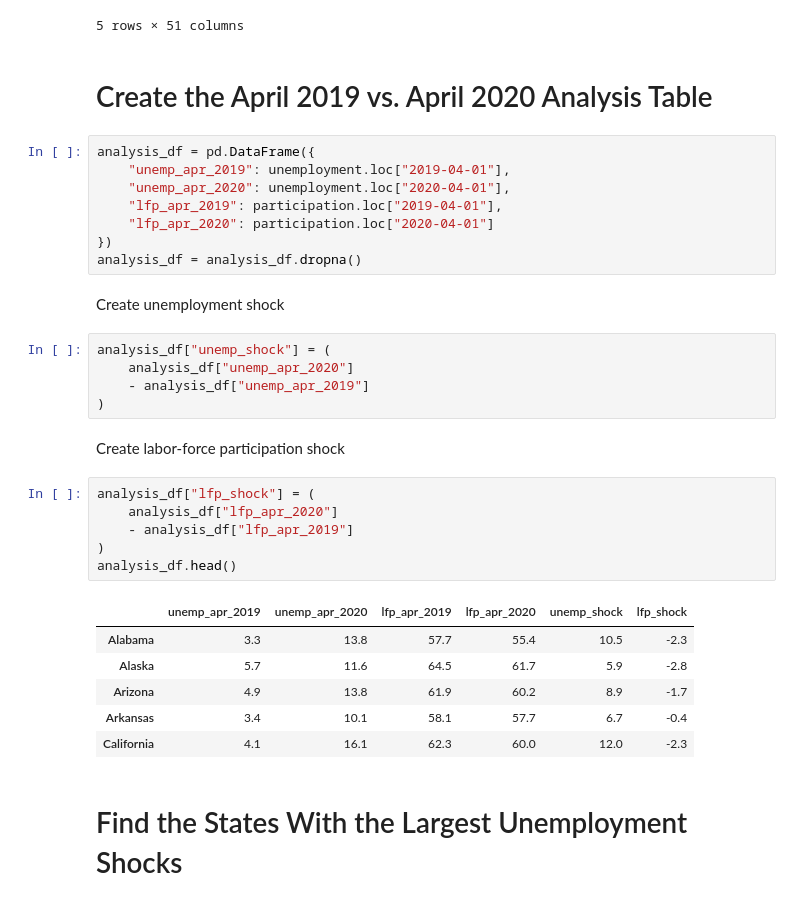
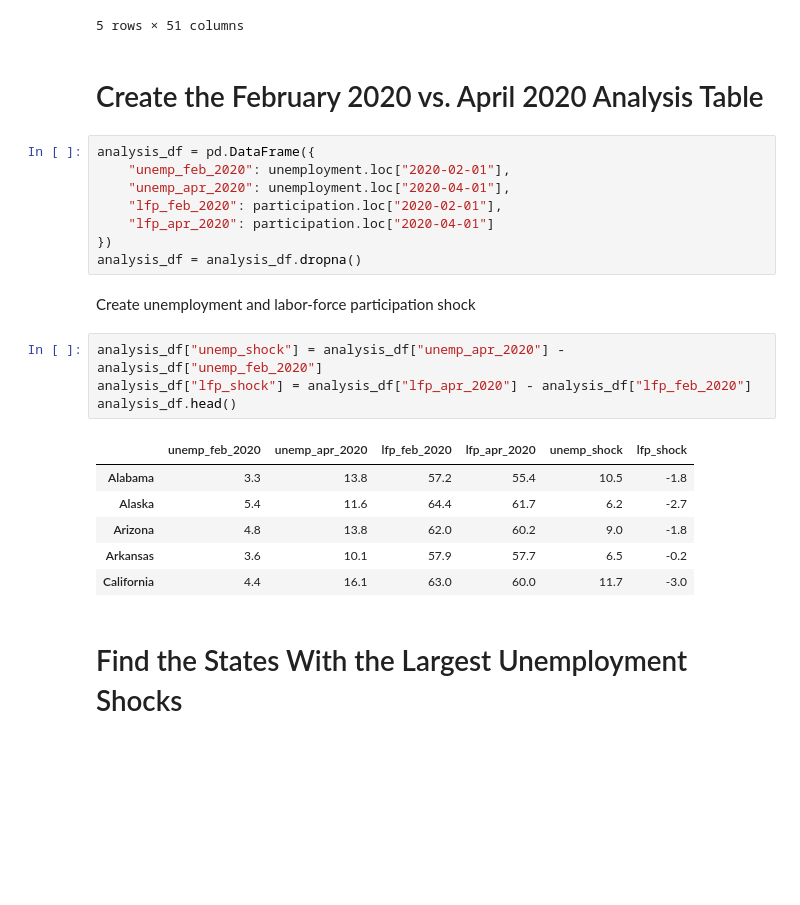
Before and after one commit to zservices14/covid-state-labor-market-analysis, a Jupyter notebook: COVID_Shock_Analysis.ipynb, the cells around one changed output. Drawn from its saved outputs; the diff is of its cells as text; blank space fills up the shorter version.

```diff
--- a/COVID_Shock_Analysis.ipynb
+++ b/COVID_Shock_Analysis.ipynb
@@ -174,37 +176,28 @@ participation.head()
 | 1976-05-01 | 56.8 | 63.6 | 56.5 | 58.5 | 62.2 | 61.7 | 61.5 | 55.3 | 63.6 | ... |
 5 rows × 51 columns
 # %% [markdown]
-# Create the April 2019 vs. April 2020 Analysis Table
+# Create the February 2020 vs. April 2020 Analysis Table
 # %%
 analysis_df = pd.DataFrame({
-    "unemp_apr_2019": unemployment.loc["2019-04-01"],
+    "unemp_feb_2020": unemployment.loc["2020-02-01"],
     "unemp_apr_2020": unemployment.loc["2020-04-01"],
-    "lfp_apr_2019": participation.loc["2019-04-01"],
+    "lfp_feb_2020": participation.loc["2020-02-01"],
     "lfp_apr_2020": participation.loc["2020-04-01"]
 })
 analysis_df = analysis_df.dropna()
 # %% [markdown]
-Create unemployment shock
+Create unemployment and labor-force participation shock
 # %%
-analysis_df["unemp_shock"] = (
-    analysis_df["unemp_apr_2020"]
-    - analysis_df["unemp_apr_2019"]
-)
+analysis_df["unemp_shock"] = analysis_df["unemp_apr_2020"] - analysis_df["unemp_feb_2020"]
+analysis_df["lfp_shock"] = analysis_df["lfp_apr_2020"] - analysis_df["lfp_feb_2020"]
+analysis_df.head()
+# %% [output]
+|  | unemp_feb_2020 | unemp_apr_2020 | lfp_feb_2020 | lfp_apr_2020 | unemp_shock | lfp_shock |
+| Alabama | 3.3 | 13.8 | 57.2 | 55.4 | 10.5 | -1.8 |
+| Alaska | 5.4 | 11.6 | 64.4 | 61.7 | 6.2 | -2.7 |
+| Arizona | 4.8 | 13.8 | 62.0 | 60.2 | 9.0 | -1.8 |
+| Arkansas | 3.6 | 10.1 | 57.9 | 57.7 | 6.5 | -0.2 |
+| California | 4.4 | 16.1 | 63.0 | 60.0 | 11.7 | -3.0 |
-# %% [markdown]
-Create labor-force participation shock
-# %%
-analysis_df["lfp_shock"] = (
-    analysis_df["lfp_apr_2020"]
-    - analysis_df["lfp_apr_2019"]
-)
-analysis_df.head()
-# %% [output]
-|  | unemp_apr_2019 | unemp_apr_2020 | lfp_apr_2019 | lfp_apr_2020 | unemp_shock | lfp_shock |
-| Alabama | 3.3 | 13.8 | 57.7 | 55.4 | 10.5 | -2.3 |
-| Alaska | 5.7 | 11.6 | 64.5 | 61.7 | 5.9 | -2.8 |
-| Arizona | 4.9 | 13.8 | 61.9 | 60.2 | 8.9 | -1.7 |
-| Arkansas | 3.4 | 10.1 | 58.1 | 57.7 | 6.7 | -0.4 |
-| California | 4.1 | 16.1 | 62.3 | 60.0 | 12.0 | -2.3 |
 # %% [markdown]
 # Find the States With the Largest Unemployment Shocks
 # %%
```
Also changed, not shown: parts of 20 cells of this notebook.
